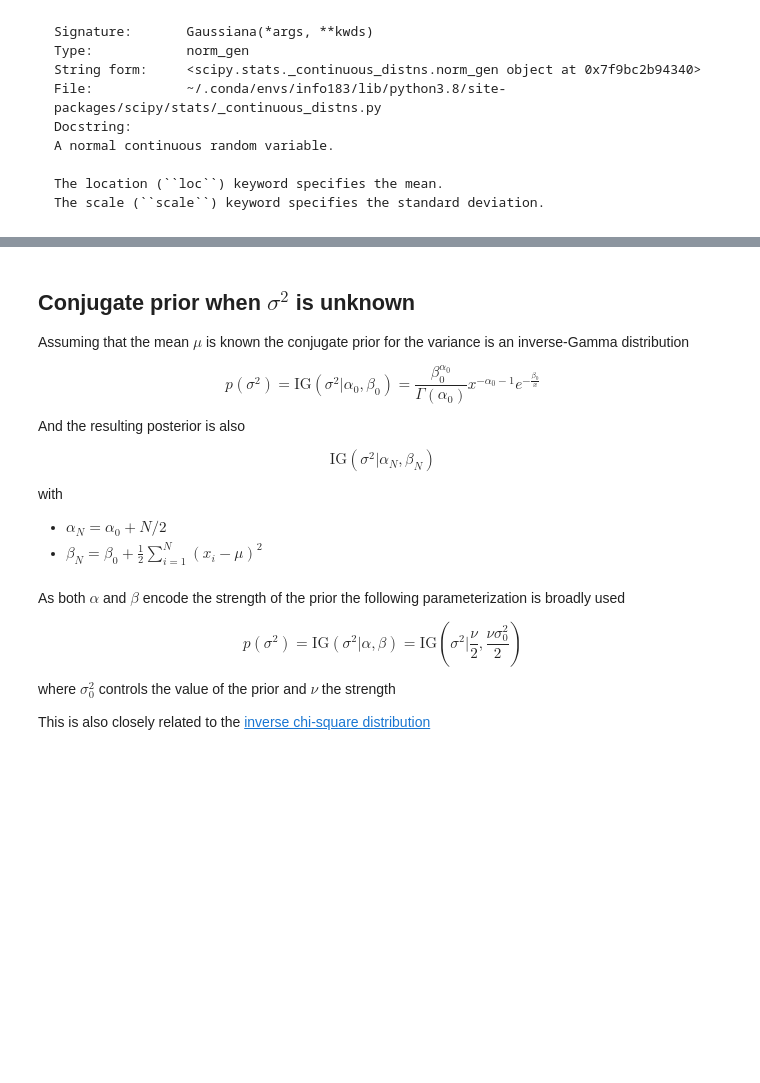
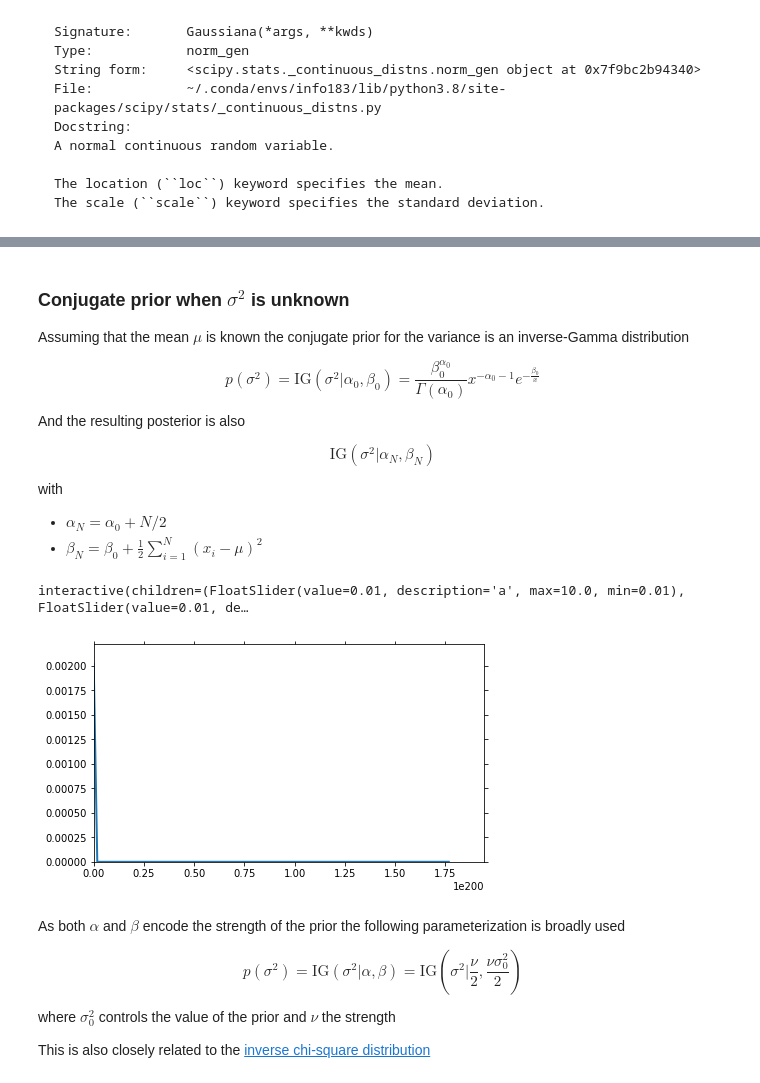
Before and after one commit to magister-informatica-uach/INFO337, a Jupyter notebook: _sources/lectures/2_statistical_modeling/part3.ipynb, the cells around one changed output, grey strips where cells are left out. Drawn from its saved outputs; the diff is of its cells as text; code cells hidden in the pictures; blank space fills up the shorter version.

```diff
--- a/_sources/lectures/2_statistical_modeling/part3.ipynb
+++ b/_sources/lectures/2_statistical_modeling/part3.ipynb
@@ -312,7 +313,7 @@ The HPD depends on the height of the posterior
 
 > See Murphy 5.2 for more details
 # %% [markdown]
-## Conjugate prior when $\sigma^2$ is unknown
+### Conjugate prior when $\sigma^2$ is unknown
 
 Assuming that the mean $\mu$ is known the conjugate prior for the variance is an inverse-Gamma distribution
 
@@ -333,19 +334,22 @@ with
 # %%
 from scipy.stats import invgamma
 
 fig, ax = plt.subplots(figsize=(7, 4))
 
 def update(a,b):
     ax.cla()
     x = np.linspace(invgamma.ppf(0.01, a, b),
                     invgamma.ppf(0.99, a, b), 100)
     px = invgamma.pdf(x, a, b)
     ax.plot(x, px, linewidth=2)
     ax.set_xlim([np.amin(x)*0.9, np.amax(x)*1.1])
     ax.set_ylim([np.amin(px)*0.9, np.amax(px)*1.1])
 
-interact(update, a=FloatSlider_nice(min=0.01, max=10.0),
-         b=FloatSlider_nice(min=0.01, max=10.0));
+widgets.interact(update, a=widgets.FloatSlider(min=0.01, max=10.0),
+         b=widgets.FloatSlider(min=0.01, max=10.0));
+# %% [output]
+interactive(children=(FloatSlider(value=0.01, description='a', max=10.0, min=0.01), FloatSlider(value=0.01, de…
+[figure, added]
 # %% [markdown]
 As both $\alpha$ and $\beta$ encode the strength of the prior the following parameterization is broadly used
 
```
Also changed, not shown: parts of 17 cells of this notebook, 31 other files.
